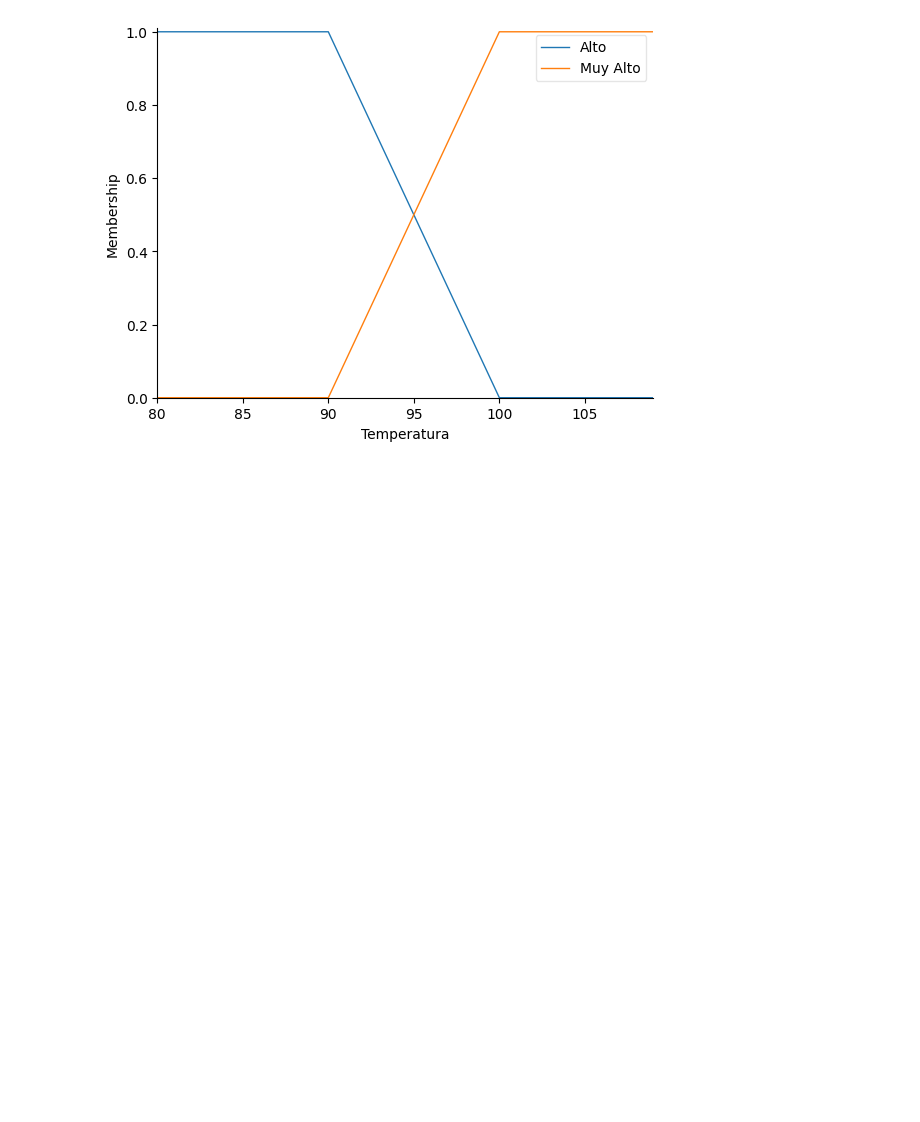
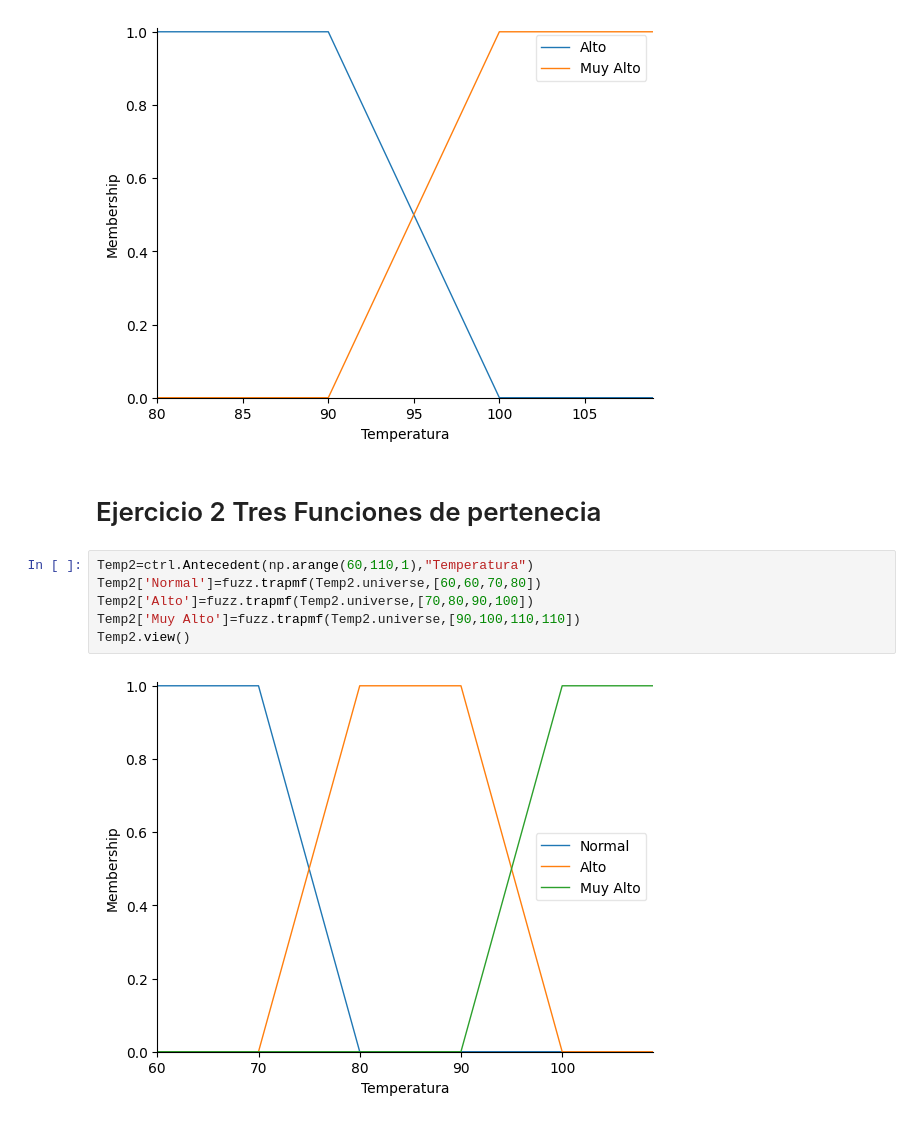
Before and after one commit to YesGz/IA_USTA, a Jupyter notebook: FUZZY/S1_C2_FUZZY.ipynb, the cells around one changed output. Saved outputs shown, nothing was run; the diff lists cells and outputs as text; blank space fills up the shorter version.

```diff
--- a/FUZZY/S1_C2_FUZZY.ipynb
+++ b/FUZZY/S1_C2_FUZZY.ipynb
@@ -26,3 +26,13 @@ Temp['Muy Alto']=fuzz.trapmf(Temp.universe,[90,100,110,110])
 Temp.view()
 # %% [output]
 [figure]
+# %% [markdown]
+# Ejercicio 2 Tres Funciones de pertenecia
+# %%
+Temp2=ctrl.Antecedent(np.arange(60,110,1),"Temperatura")
+Temp2['Normal']=fuzz.trapmf(Temp2.universe,[60,60,70,80])
+Temp2['Alto']=fuzz.trapmf(Temp2.universe,[70,80,90,100])
+Temp2['Muy Alto']=fuzz.trapmf(Temp2.universe,[90,100,110,110])
+Temp2.view()
+# %% [output]
+[figure, added]
```
